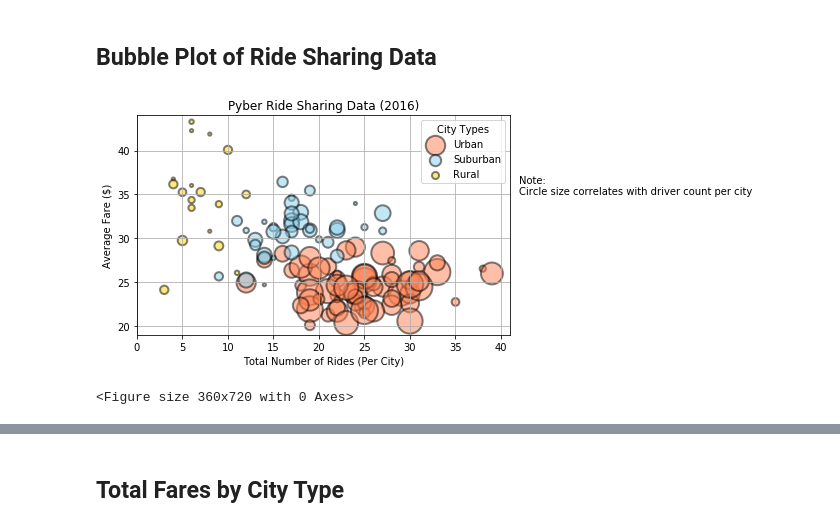
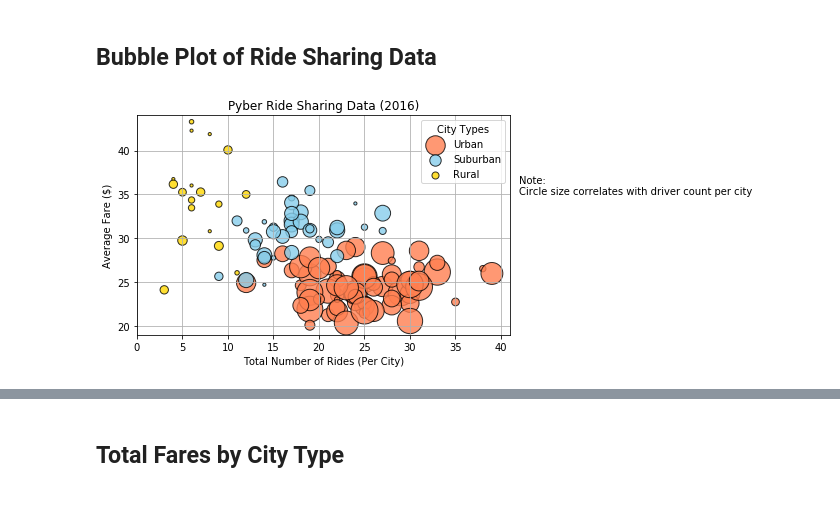
Before and after one commit to jaeglee94/allHomework, a Jupyter notebook: 5 Matplotlib Homework/Pyber/pyber_starter.ipynb, the cells around one changed output, grey strips where cells are left out. Saved outputs shown, nothing was run; the diff lists cells and outputs as text; code cells hidden in the pictures.

Commit message:
adding final pyber hw with finished pie charts and commentary

```diff
--- a/5 Matplotlib Homework/Pyber/pyber_starter.ipynb
+++ b/5 Matplotlib Homework/Pyber/pyber_starter.ipynb
@@ -30,58 +30,64 @@ df.head()
 ## Bubble Plot of Ride Sharing Data
 # %%
 # Obtain the x and y coordinates for each of the three city types
+#Filter data frame by type
 urbanDF = df[df["type"] == "Urban"]
 suburbanDF = df[df["type"]=="Suburban"]
 ruralDF = df[df["type"]=="Rural"]
+
+#group each dataframe by city
 urbanGroup = urbanDF.groupby("city")
 suburbanGroup = suburbanDF.groupby("city")
 ruralGroup = ruralDF.groupby("city")
+
+#get count of rides by counting ride ID
 urbanCount = urbanGroup["ride_id"].count()
 suburbanCount = suburbanGroup["ride_id"].count()
 ruralCount = ruralGroup["ride_id"].count()
+
+#get average fare
 urbanFare = urbanGroup["fare"].mean()
 suburbanFare = suburbanGroup["fare"].mean()
 ruralFare = ruralGroup["fare"].mean()
+
+#Filter data by type, sort values then drop index to get driver counts by city sorted
 urbanDriver = cityData[cityData["type"]=="Urban"]
 urbanDriver = urbanDriver.sort_values("city").reset_index(drop=True)
 urbanDriver = urbanDriver["driver_count"]
 suburbanDriver = cityData[cityData["type"]=="Suburban"]
 suburbanDriver = suburbanDriver.sort_values("city").reset_index(drop=True)
 suburbanDriver = suburbanDriver["driver_count"]
 ruralDriver = cityData[cityData["type"]=="Rural"]
 ruralDriver = ruralDriver.sort_values("city").reset_index(drop=True)
 ruralDriver = ruralDriver["driver_count"]
 
 # Build the scatter plots for each city types
-plt.scatter(urbanCount,urbanFare,marker = "o",s = urbanDriver*10,alpha=0.5,facecolor="coral", \
-            edgecolors="black", linewidths = 2)
-plt.scatter(suburbanCount,suburbanFare,marker = "o",s = suburbanDriver*10,alpha=0.5,facecolor="SkyBlue", \
-            edgecolors="black", linewidths = 2)
-plt.scatter(ruralCount,ruralFare,marker = "o",s = ruralDriver*10,alpha=0.5,facecolor="Gold", \
-            edgecolors="black", linewidths = 2)
+plt.scatter(urbanCount,urbanFare,marker = "o",s = urbanDriver*10,alpha=0.8,facecolor="coral", \
+            edgecolors="black", linewidths = 1)
+plt.scatter(suburbanCount,suburbanFare,marker = "o",s = suburbanDriver*10,alpha=0.8,facecolor="SkyBlue", \
+            edgecolors="black", linewidths = 1)
+plt.scatter(ruralCount,ruralFare,marker = "o",s = ruralDriver*10,alpha=0.8,facecolor="Gold", \
+            edgecolors="black", linewidths = 1)
+
+# Incorporate the other graph properties
 plt.grid()
 plt.title("Pyber Ride Sharing Data (2016)")
 plt.xlabel("Total Number of Rides (Per City)")
 plt.ylabel("Average Fare ($)")
 plt.xlim(0,41)
 plt.ylim(19,44)
-plt.legend(["Urban", "Suburban", "Rural"],title = "City Types",loc = "upper right")
 plt.tight_layout()
-plt.text(42,35,"Note: \nCircle size correlates with driver count per city")
-plt.figure(figsize = (5,10))
-plt.show()
-
-# Incorporate the other graph properties
-
 
 # Create a legend
+plt.legend(["Urban", "Suburban", "Rural"],title = "City Types",loc = "upper right")
 
 # Incorporate a text label regarding circle size
+plt.text(42,35,"Note: \nCircle size correlates with driver count per city")
 
 # Save Figure
+plt.savefig("Bubble Plot Result.png",orientation="landscape",)
 # %% [output]
-[figure, old version]
+[figure, new version]
-<Figure size 360x720 with 0 Axes>
 # %%
 # Show plot
 plt.show()
```
Also changed, not shown: parts of 10 cells of this notebook.
